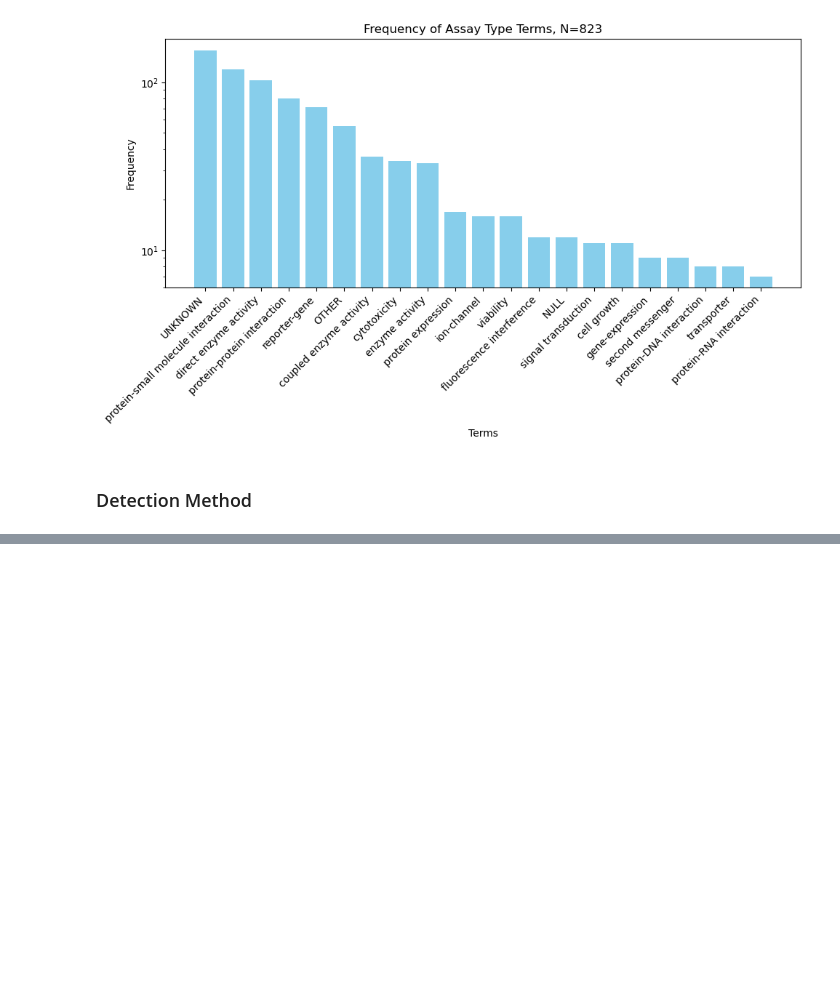
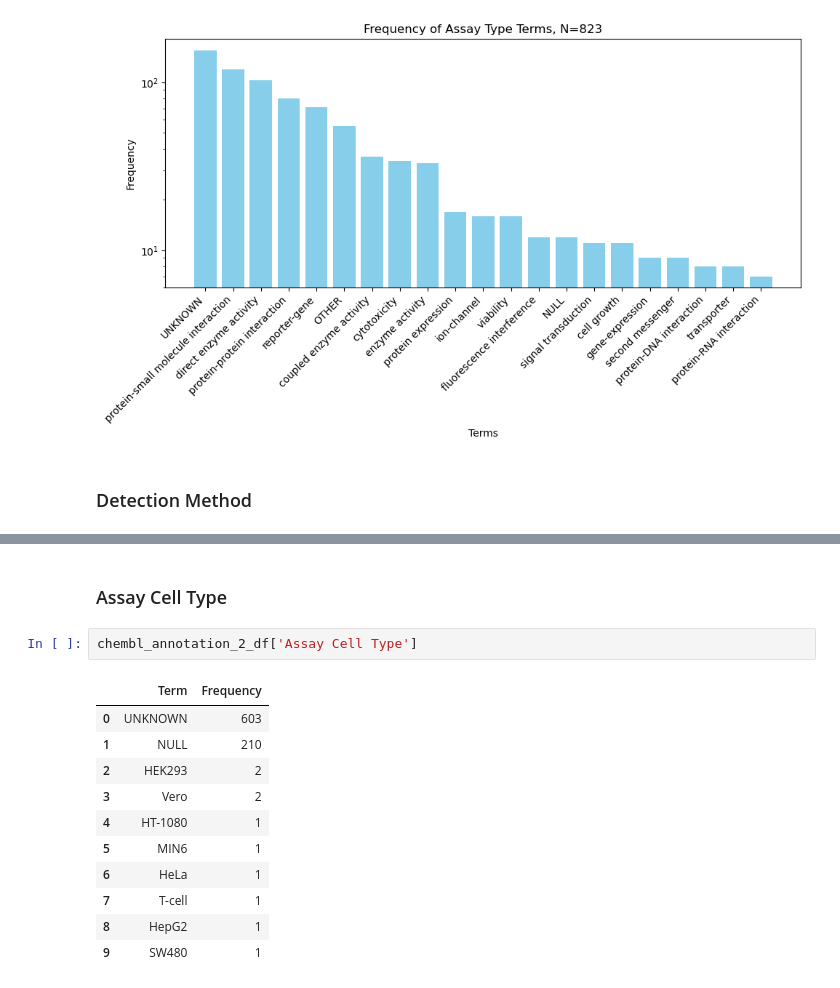
Before and after one commit to unmtransinfo/Badapple2, a Jupyter notebook: src/notebooks/assay_annotations.ipynb, the cells around one changed output, grey strips where cells are left out. Saved outputs shown, nothing was run; the diff lists cells and outputs as text; blank space fills up the shorter version.

```diff
--- a/src/notebooks/assay_annotations.ipynb
+++ b/src/notebooks/assay_annotations.ipynb
@@ -204,0 +283,16 @@ plot_term_counts(annotation_2_df['Detection Method'], 'Detection Method')
+# %% [markdown]
+### Assay Cell Type
+# %%
+chembl_annotation_2_df['Assay Cell Type']
+# %% [output]
+|  | Term | Frequency |
+| 0 | UNKNOWN | 603 |
+| 1 | NULL | 210 |
+| 2 | HEK293 | 2 |
+| 3 | Vero | 2 |
+| 4 | HT-1080 | 1 |
+| 5 | MIN6 | 1 |
+| 6 | HeLa | 1 |
+| 7 | T-cell | 1 |
+| 8 | HepG2 | 1 |
+| 9 | SW480 | 1 |
```
Also changed, not shown: parts of 34 cells of this notebook.
